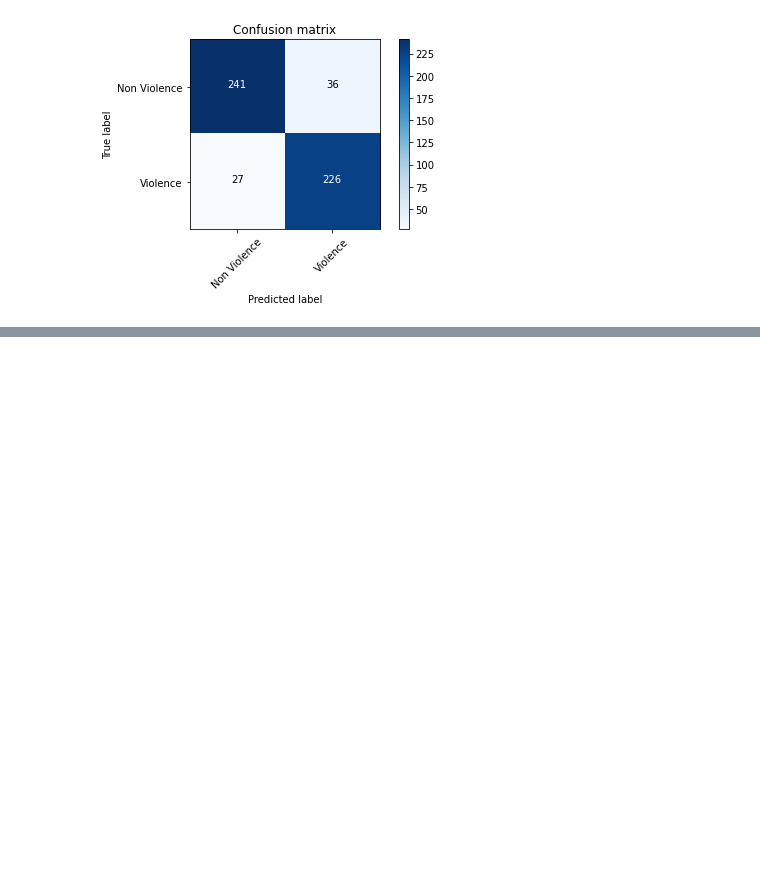
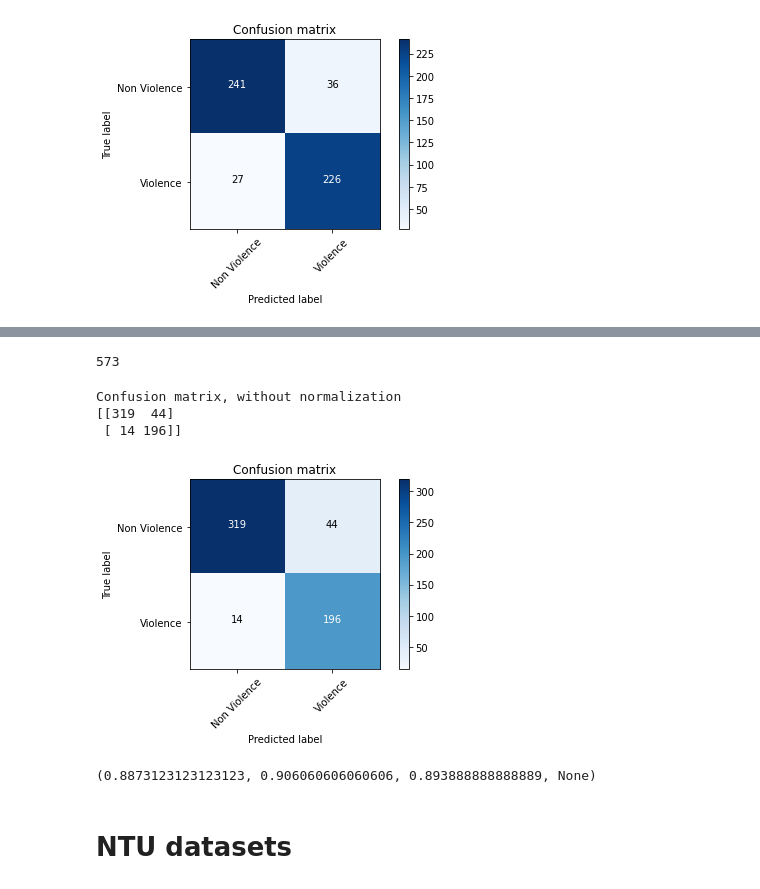
Before and after one commit to phapnm/Violence-Recognition, a Jupyter notebook: metrics.ipynb, the cells around one changed output, grey strips where cells are left out. Drawn from its saved outputs; the diff is of its cells as text; code cells hidden in the pictures; blank space fills up the shorter version.

```diff
--- a/metrics.ipynb
+++ b/metrics.ipynb
@@ -217,0 +312,3 @@ Confusion matrix, without normalization
+# %%
+df_violence = pd.read_csv('violence_test_pred_v2.csv')
+df_violence
@@ -217,0 +329,21 @@ Confusion matrix, without normalization
+# %%
+true_label_vio = df_violence['true_label'].tolist()
+pred_label_vio = df_violence['pred_label'].tolist()
+len(true_label_vio)
+# %% [output]
+573
+# %%
+cm_vio = confusion_matrix(true_label_vio, pred_label_vio)
+# %%
+plot_confusion_matrix(cm_vio, labels)
+# %% [output]
+Confusion matrix, without normalization
+[[319  44]
+ [ 14 196]]
+[figure, added]
+# %%
+precision_recall_fscore_support(true_label_vio, pred_label_vio, average='macro')
+# %% [output]
+(0.8873123123123123, 0.906060606060606, 0.893888888888889, None)
+# %% [markdown]
+# NTU datasets
```
Also changed, not shown: parts of 55 cells of this notebook, 42 other files.
